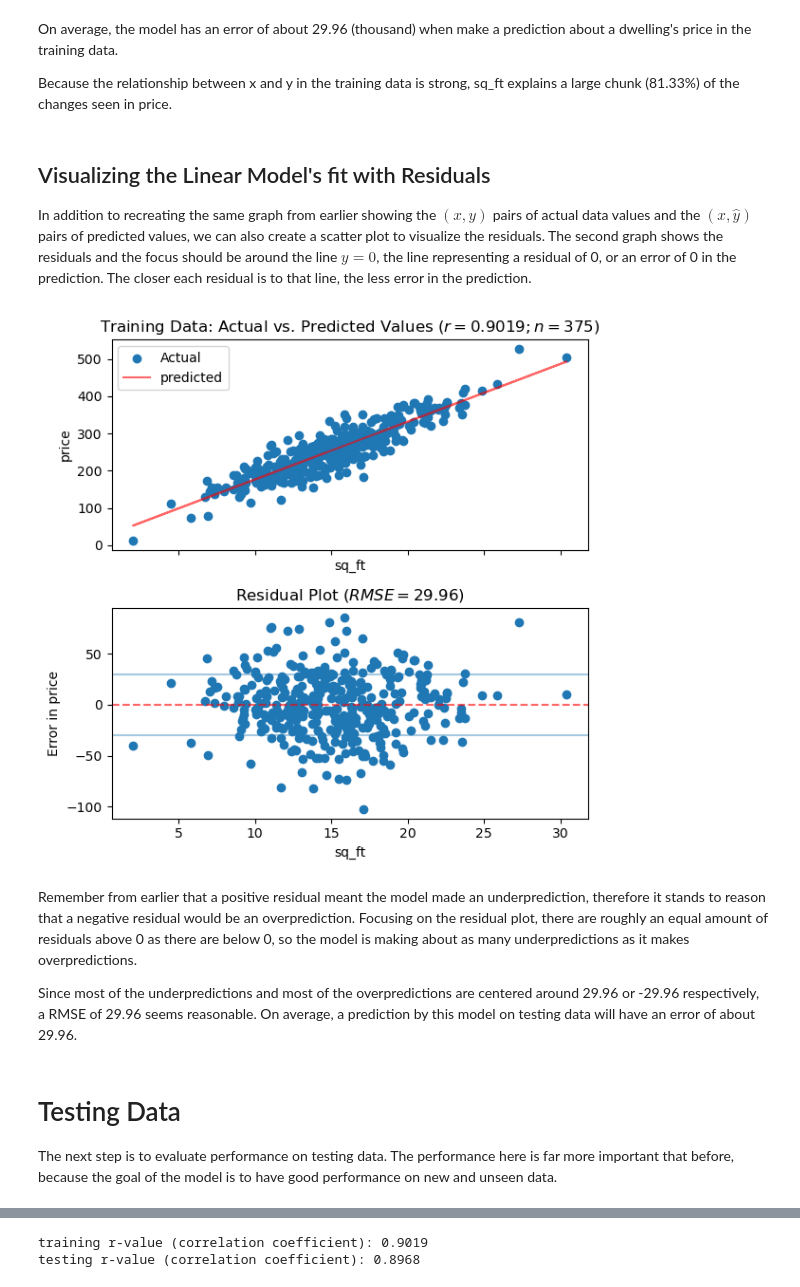
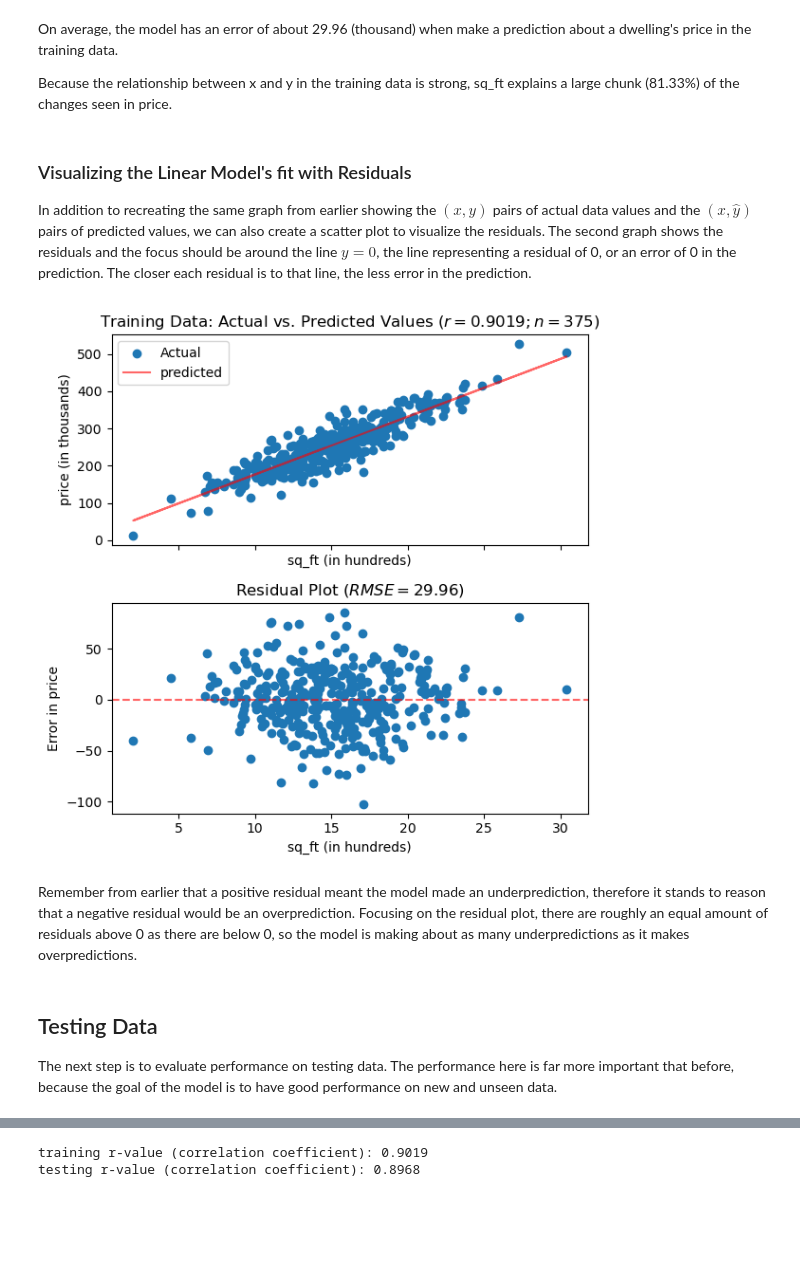
Before and after one commit to papir805/Stanford-ML-Class, a Jupyter notebook: notebooks/linear_regression.ipynb, the cells around one changed output, grey strips where cells are left out. Cells and saved outputs as stored; diff of their text form; code cells hidden in the pictures; blank space fills up the shorter version.

Commit message:
Changed markdown to reflect new rounding to 2 decimals, re-organized TOC, and minor wording changes

```diff
--- a/notebooks/linear_regression.ipynb
+++ b/notebooks/linear_regression.ipynb
@@ -128,6 +132,7 @@ Now that the model has been trained, it can be used to make predictions.
 # %%
 # Make predictions using the already seen training data
 training_predictions = lin_reg_model.predict(X_train)
+training_predictions = np.round(training_predictions, 2)
 
 # Store results in dataframe
 train_results_df = pd.DataFrame({x_label:X_train.flatten(),
@@ -243,39 +251,45 @@ On average, the model has an error of about 29.96 (thousand) when make a predict
 
 Because the relationship between x and y in the training data is strong, sq_ft explains a large chunk (81.33%) of the changes seen in price.
 # %% [markdown]
-## Visualizing the Linear Model's fit with Residuals
+### Visualizing the Linear Model's fit with Residuals
 
 In addition to recreating the same graph from earlier showing the $(x, y)$ pairs of actual data values and the $(x, \hat y)$ pairs of predicted values, we can also create a scatter plot to visualize the residuals. The second graph shows the residuals and the focus should be around the line $y=0$, the line representing a residual of 0, or an error of 0 in the prediction.  The closer each residual is to that line, the less error in the prediction.
 # %%
 # Create figure and axis for graphing
 fig, ax = plt.subplots(2, 1, sharex=True, figsize=(6,6))
 
-# First axis - Scatter plot of training data and linear model's trend line
+# First axis - Scatter plot of training data
 ax[0].scatter(X_train, y_train, label='Actual')
-ax[0].set_xlabel(x_label)
-ax[0].set_ylabel(y_label)
+
+# First axis - Linear model's trend line
+ax[0].plot(X_train, training_predictions, color='r', label='predicted', alpha=0.6)
+
 ax[0].set_title(f'Training Data: Actual vs. Predicted Values ($r={train_r_value:.4f}; n={train_sample_size})$')
-ax[0].plot(X_train, training_predictions, color='r', label='predicted', alpha=0.6)
+ax[0].set_xlabel(x_label + ' (in hundreds)')
+ax[0].set_ylabel(y_label + ' (in thousands)')
 ax[0].legend()
 
 # Second axis - Scatter plot of training residuals
 ax[1].scatter(X_train, training_residuals, label='Actual')
-ax[1].axhline(-training_rmse, alpha=0.4)
-ax[1].axhline(training_rmse, alpha=0.4)
+
+# Second axis - Horizontal lines representing zero residual
 ax[1].axhline(0, color='r', linestyle='--', alpha=0.6)
-ax[1].set_xlabel(x_label)
+
+# # Second axis - Horizontal lines representing the RMSE
+# ax[1].axhline(-training_rmse, alpha=0.4)
+# ax[1].axhline(training_rmse, alpha=0.4)
+
+ax[1].set_xlabel(x_label + ' (in hundreds)')
 ax[1].set_ylabel(f'Error in {y_label}')
 ax[1].set_title(f'Residual Plot ($RMSE={training_rmse:.2f})$')
 
 plt.tight_layout()
 # %% [output]
-[figure, old version]
+[figure, new version]
 # %% [markdown]
 Remember from earlier that a positive residual meant the model made an underprediction, therefore it stands to reason that a negative residual would be an overprediction.  Focusing on the residual plot, there are roughly an equal amount of residuals above 0 as there are below 0, so the model is making about as many underpredictions as it makes overpredictions.
-
-Since most of the underpredictions and most of the overpredictions are centered around 29.96 or -29.96 respectively, a RMSE of 29.96 seems reasonable.  On average, a prediction by this model on testing data will have an error of about 29.96.
 # %% [markdown]
-# Testing Data
+## Testing Data
 
 The next step is to evaluate performance on testing data.  The performance here is far more important that before, because the goal of the model is to have good performance on new and unseen data.
 # %% [markdown]
```
Also changed, not shown: parts of 26 cells of this notebook, 1 other file.
